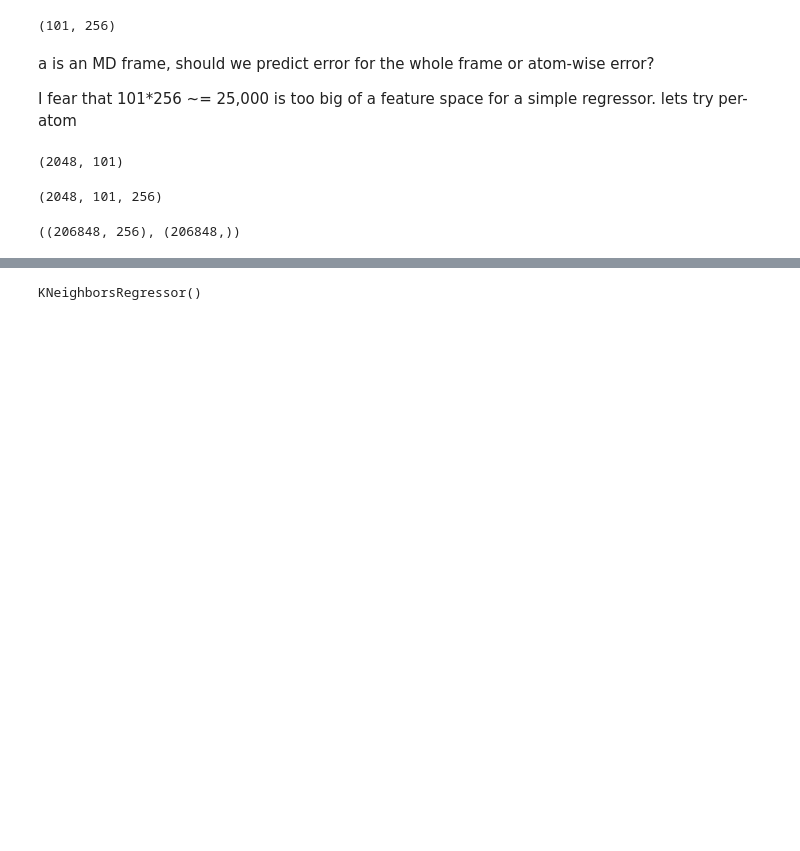
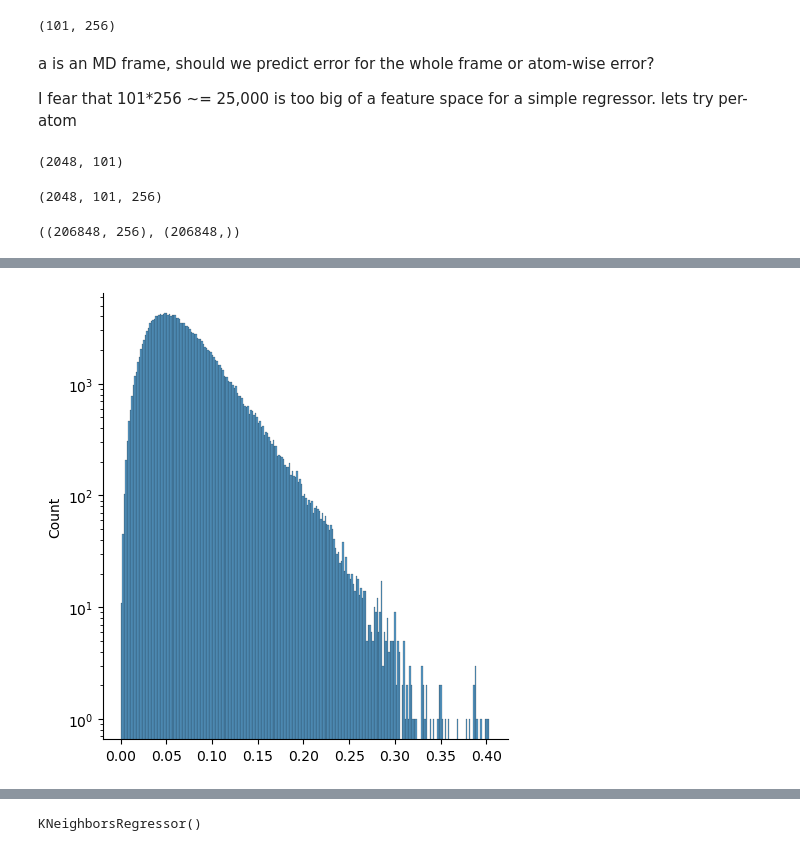
Before and after one commit to globus-labs/cascade, a Jupyter notebook: 3_cascade/0_UQ-tests.ipynb, the cells around one changed output, grey strips where cells are left out. Cells and saved outputs as stored; diff of their text form; code cells hidden in the pictures; blank space fills up the shorter version.

```diff
--- a/3_cascade/0_UQ-tests.ipynb
+++ b/3_cascade/0_UQ-tests.ipynb
@@ -183,0 +184,5 @@ X.shape, y.shape
+# %%
+sns.displot(y)
+plt.yscale('log')
+# %% [output]
+[figure, added]
```
Also changed, not shown: parts of 37 cells of this notebook.
